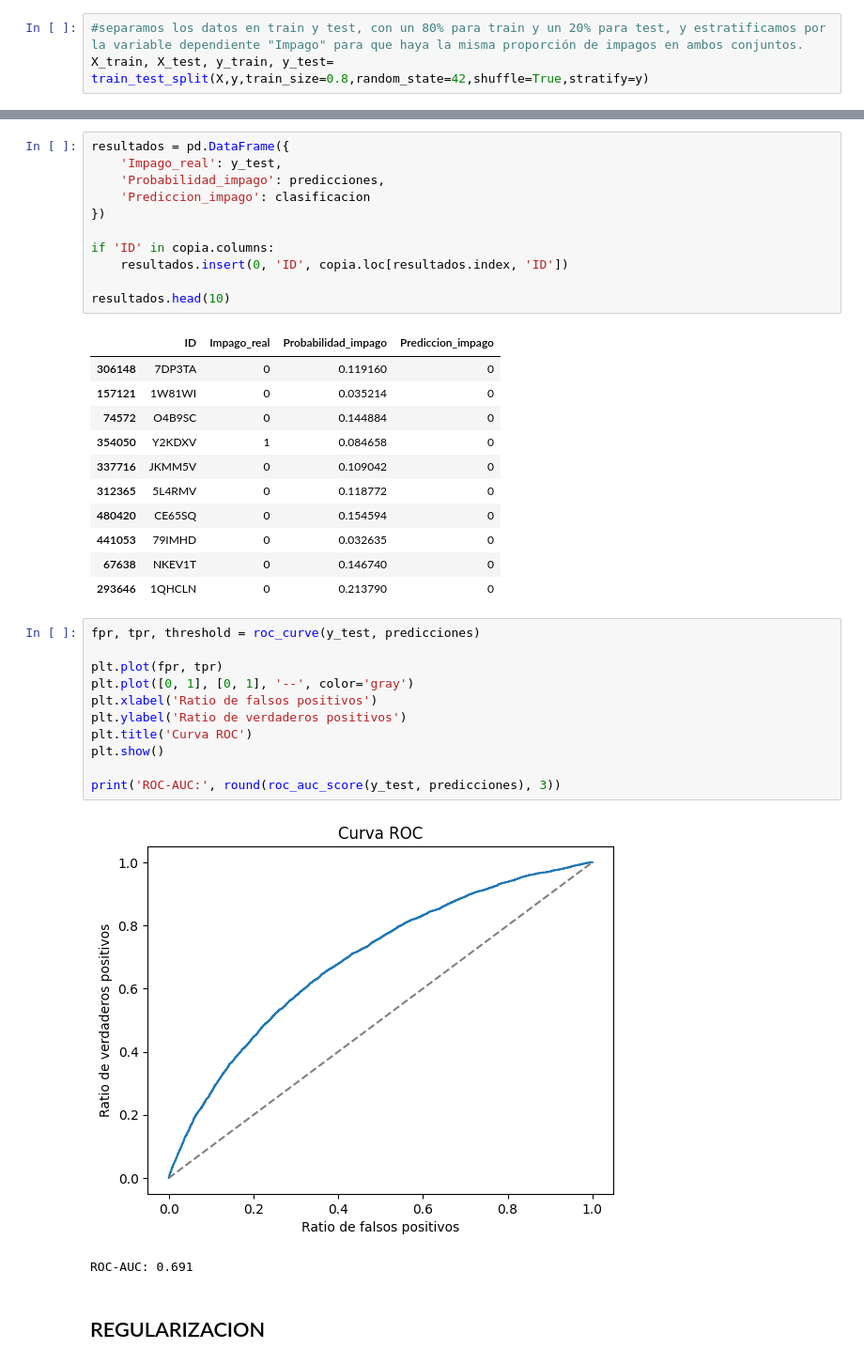
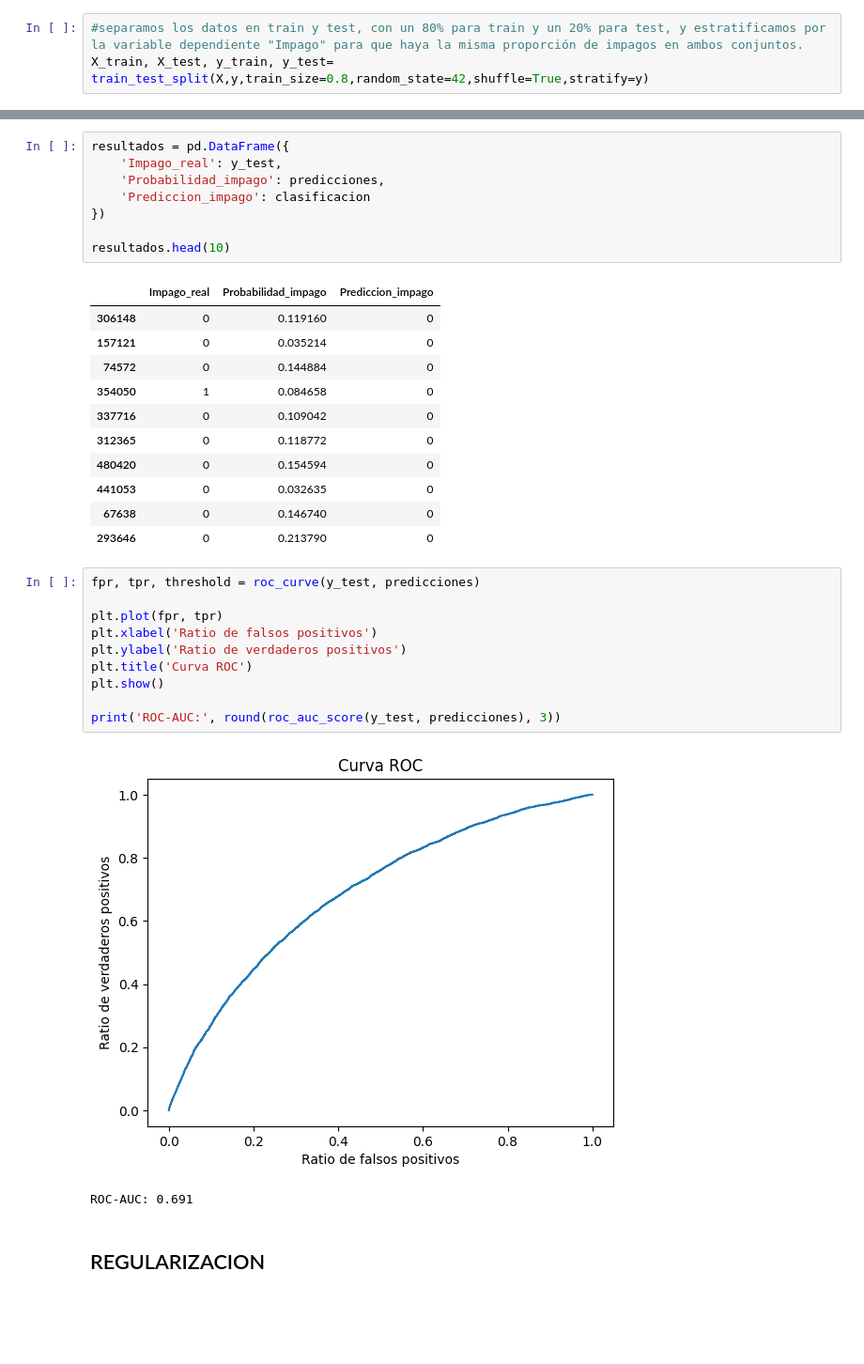
Before and after one commit to Pablocordobaa/Reto-5-azul-claro, a Jupyter notebook: modelo_impago.ipynb, the cells around one changed output, grey strips where cells are left out. Shown at 94% size. Cells and saved outputs as stored; diff of their text form; blank space fills up the shorter version.

```diff
--- a/modelo_impago.ipynb
+++ b/modelo_impago.ipynb
@@ -261,35 +273,31 @@ resultados = pd.DataFrame({
     'Prediccion_impago': clasificacion
 })
 
-if 'ID' in copia.columns:
-    resultados.insert(0, 'ID', copia.loc[resultados.index, 'ID'])
-
 resultados.head(10)
 # %% [output]
-|  | ID | Impago_real | Probabilidad_impago | Prediccion_impago |
-| 306148 | 7DP3TA | 0 | 0.119160 | 0 |
-| 157121 | 1W81WI | 0 | 0.035214 | 0 |
-| 74572 | O4B9SC | 0 | 0.144884 | 0 |
-| 354050 | Y2KDXV | 1 | 0.084658 | 0 |
-| 337716 | JKMM5V | 0 | 0.109042 | 0 |
-| 312365 | 5L4RMV | 0 | 0.118772 | 0 |
-| 480420 | CE65SQ | 0 | 0.154594 | 0 |
-| 441053 | 79IMHD | 0 | 0.032635 | 0 |
-| 67638 | NKEV1T | 0 | 0.146740 | 0 |
-| 293646 | 1QHCLN | 0 | 0.213790 | 0 |
+|  | Impago_real | Probabilidad_impago | Prediccion_impago |
+| 306148 | 0 | 0.119160 | 0 |
+| 157121 | 0 | 0.035214 | 0 |
+| 74572 | 0 | 0.144884 | 0 |
+| 354050 | 1 | 0.084658 | 0 |
+| 337716 | 0 | 0.109042 | 0 |
+| 312365 | 0 | 0.118772 | 0 |
+| 480420 | 0 | 0.154594 | 0 |
+| 441053 | 0 | 0.032635 | 0 |
+| 67638 | 0 | 0.146740 | 0 |
+| 293646 | 0 | 0.213790 | 0 |
 # %%
 fpr, tpr, threshold = roc_curve(y_test, predicciones)
 
 plt.plot(fpr, tpr)
-plt.plot([0, 1], [0, 1], '--', color='gray')
 plt.xlabel('Ratio de falsos positivos')
 plt.ylabel('Ratio de verdaderos positivos')
 plt.title('Curva ROC')
 plt.show()
 
 print('ROC-AUC:', round(roc_auc_score(y_test, predicciones), 3))
 # %% [output]
-[figure, old version]
+[figure, new version]
 ROC-AUC: 0.691
 # %% [markdown]
 ## REGULARIZACION
```
Also changed, not shown: parts of 21 cells of this notebook.
